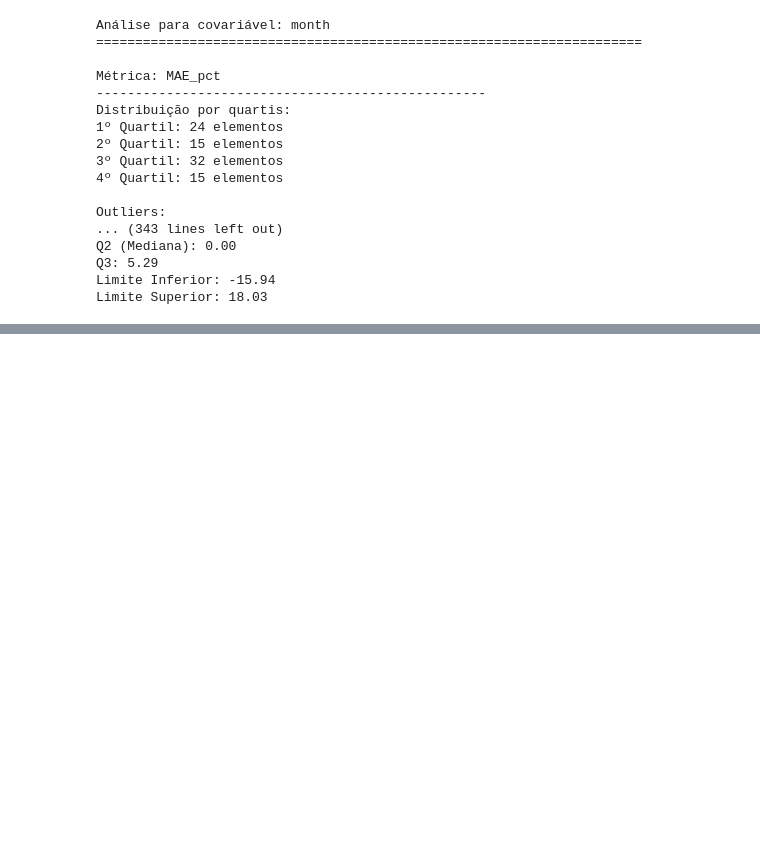
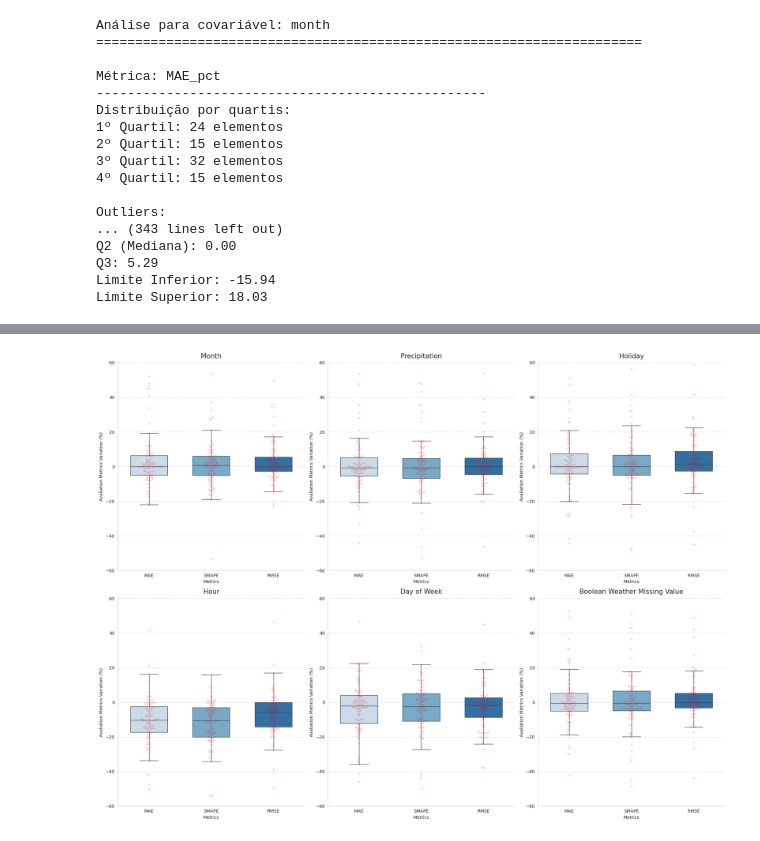
Before and after one commit to CarlosSenra/tcc-project, a Jupyter notebook: src_LSTM/cleaning_resultmetrics.ipynb, the cells around one changed output, grey strips where cells are left out. Drawn from its saved outputs; the diff is of its cells as text; code cells hidden in the pictures; blank space fills up the shorter version.

Commit message:
final results

```diff
--- a/src_LSTM/cleaning_resultmetrics.ipynb
+++ b/src_LSTM/cleaning_resultmetrics.ipynb
@@ -421,3 +423,69 @@ df_resultados
 | 15 | bool_weather_missing_values | MAE_pct | 46 | 46 | 17 | 23 | ... |
 | 16 | bool_weather_missing_values | SMAPE_pct | 46 | 46 | 17 | 23 | ... |
 | 17 | bool_weather_missing_values | RMSE_pct | 43 | 49 | 19 | 20 | ... |
+# %%
+import seaborn as sns
+import matplotlib.pyplot as plt
+
+# Lista de covariáveis
+covariaveis = ['month', 'precipType', 'holiday', 'hour',
+               'dayofweek_num', 'bool_weather_missing_values']
+
+# Configurando o subplot
+fig, axes = plt.subplots(2, 3, figsize=(20, 15))
+sns.set_style("whitegrid")
+
+# Flatten axes para iteração mais fácil
+axes_flat = axes.flatten()
+
+# Criando um plot para cada covariável
+for idx, covar in enumerate(covariaveis):
+    # Filtrando dados para a covariável atual
+    df_filtered = df[df['Model_covariates'] == covar]
+
+    # Criando o boxplot
+    sns.boxplot(data=df_filtered[["MAE_pct", "SMAPE_pct", "RMSE_pct"]].rename(columns = {"MAE_pct":"MAE","SMAPE_pct":"SMAPE","RMSE_pct":"RMSE"}),
+                palette="Blues",
+                width=0.6,
+                showfliers=False,
+                ax=axes_flat[idx])
+
+    # Adicionando os pontos
+    sns.swarmplot(data=df_filtered[["MAE_pct", "SMAPE_pct", "RMSE_pct"]].rename(columns = {"MAE_pct":"MAE","SMAPE_pct":"SMAPE","RMSE_pct":"RMSE"}),
+                  color='red',
+                  alpha=0.2,
+                  size=4,
+                  ax=axes_flat[idx])
+
+    nome_correto = {'month':'Month', 'precipType':"Precipitation", 'holiday' : "Holiday", 'hour':"Hour",
+               'dayofweek_num':"Day of Week", 'bool_weather_missing_values':"Boolean Weather Missing Value"}
+
+    # Personalizando cada subplot
+    axes_flat[idx].set_title(f"{nome_correto[covar]}",
+                            fontsize=15,
+                            pad=10)
+    axes_flat[idx].set_ylabel("Avaliation Metrics Variation (%)",
+                             fontsize=10)
+    axes_flat[idx].set_xlabel("Metrics",
+                             fontsize=10)
+    # Ajustando os limites do eixo y
+    axes_flat[idx].set_ylim(-60, 60)
+
+    # Configurando a grade
+    axes_flat[idx].yaxis.grid(True, linestyle='--', alpha=0.7)
+    axes_flat[idx].xaxis.grid(False)
+
+    # Removendo bordas
+    sns.despine(ax=axes_flat[idx], left=False, bottom=False)
+
+# Ajustando o título geral
+#fig.suptitle("Covariates LSTM Models Results",
+#             fontsize=18,
+#             y=1.02)
+
+# Ajustando o layout
+plt.tight_layout()
+plt.savefig('LSTM_variacao_percentual_covariaveis.png')
+plt.show()
+# %% [output]
+[figure, added]
```
Also changed, not shown: parts of 2 cells of this notebook, 6 other files.
